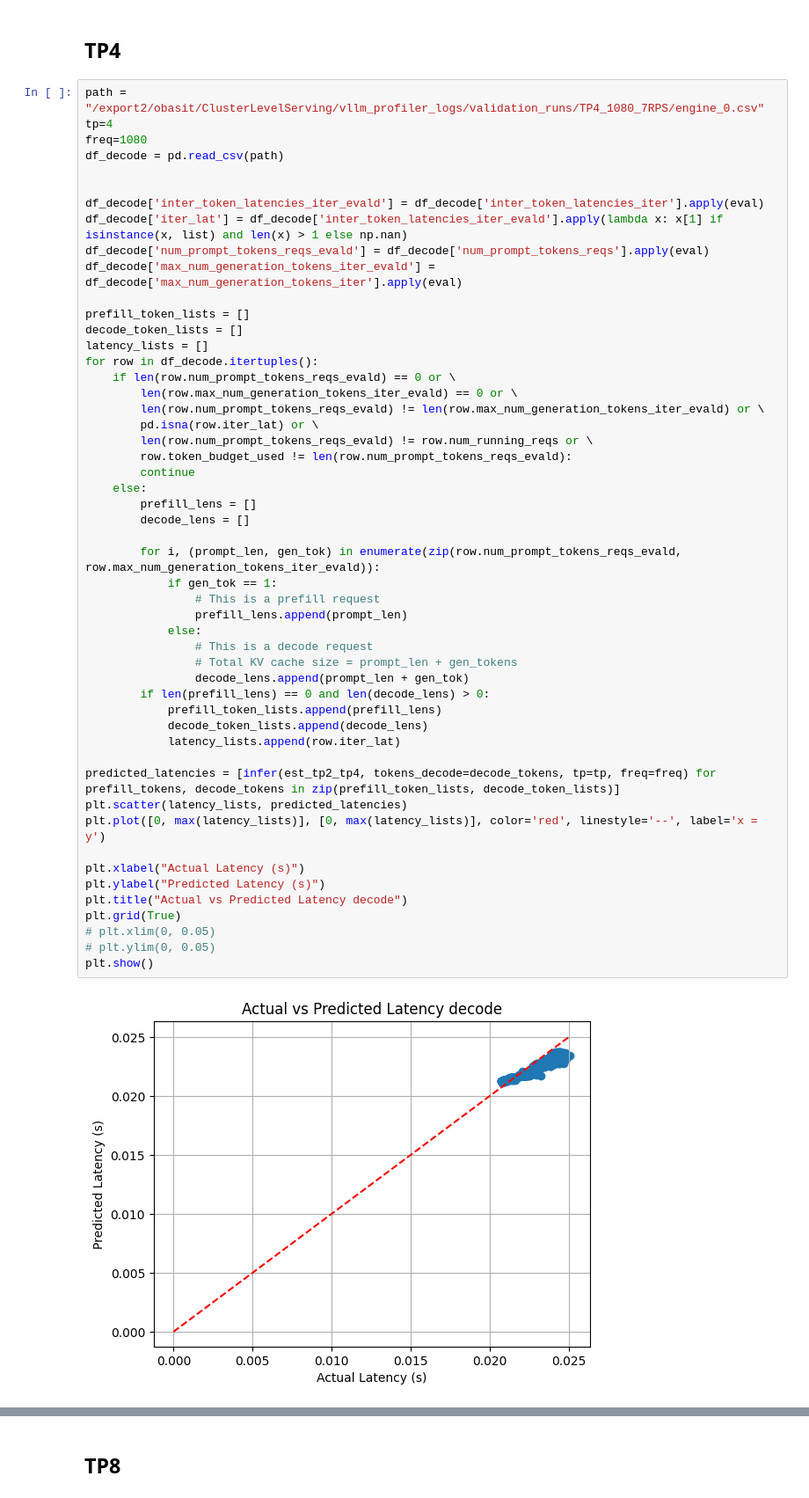
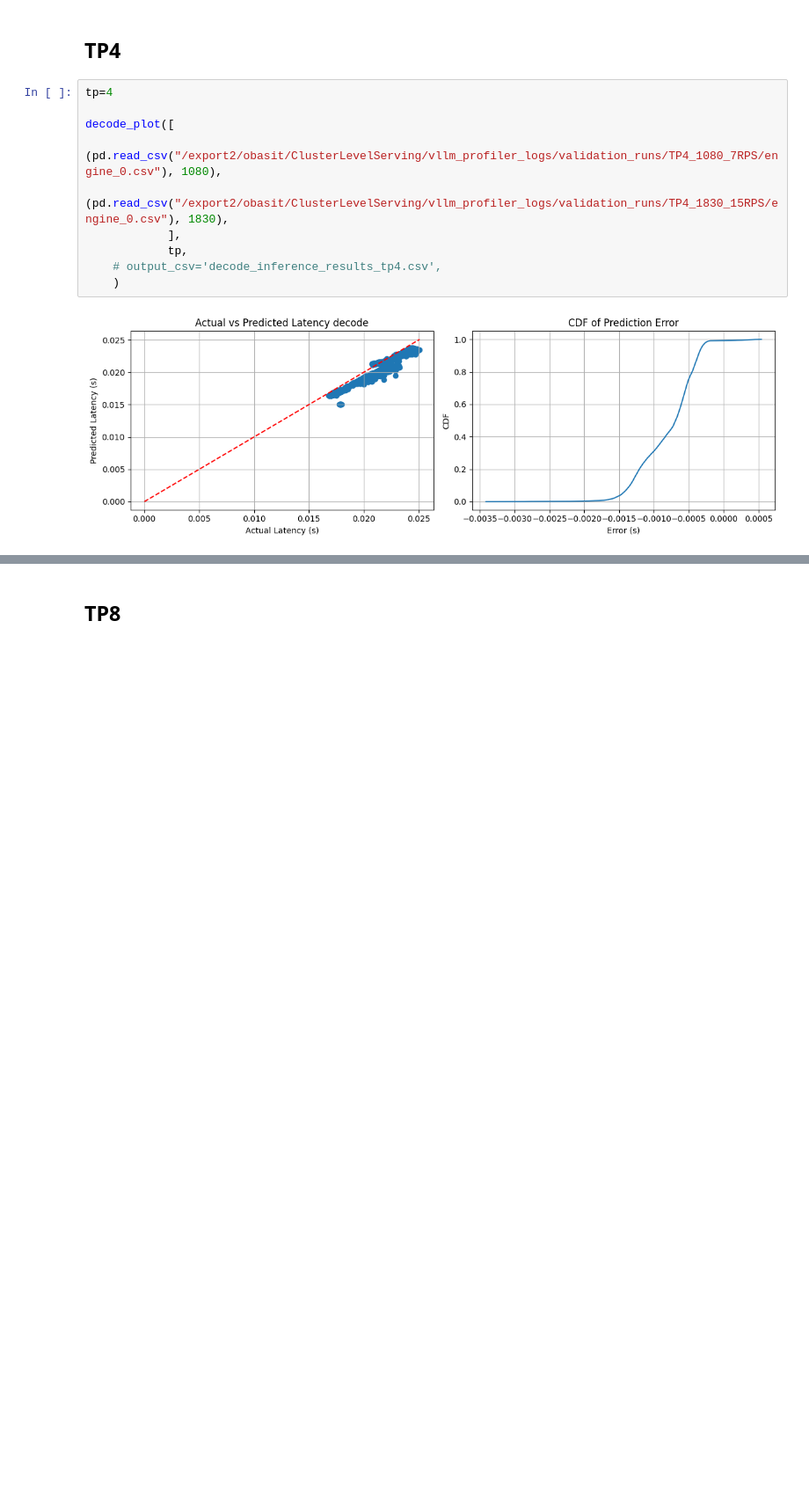
Before and after one commit to Louis-99/vllm-fork, a Jupyter notebook: additional_stuff/compare_real_v_pred_lats_mixed_lightgbm_linear.ipynb, the cells around one changed output, grey strips where cells are left out. Shown at 88% size. Drawn from its saved outputs; the diff is of its cells as text; blank space fills up the shorter version.

```diff
--- a/additional_stuff/compare_real_v_pred_lats_mixed_lightgbm_linear.ipynb
+++ b/additional_stuff/compare_real_v_pred_lats_mixed_lightgbm_linear.ipynb
@@ -311,55 +276,14 @@ plt.show()
 # %% [markdown]
 ## TP4
 # %%
-path = "/export2/obasit/ClusterLevelServing/vllm_profiler_logs/validation_runs/TP4_1080_7RPS/engine_0.csv"
 tp=4
-freq=1080
-df_decode = pd.read_csv(path)
 
-
-df_decode['inter_token_latencies_iter_evald'] = df_decode['inter_token_latencies_iter'].apply(eval)
-df_decode['iter_lat'] = df_decode['inter_token_latencies_iter_evald'].apply(lambda x: x[1] if isinstance(x, list) and len(x) > 1 else np.nan)
-df_decode['num_prompt_tokens_reqs_evald'] = df_decode['num_prompt_tokens_reqs'].apply(eval)
-df_decode['max_num_generation_tokens_iter_evald'] = df_decode['max_num_generation_tokens_iter'].apply(eval)
-
-prefill_token_lists = []
-decode_token_lists = []
-latency_lists = []
-for row in df_decode.itertuples():
-    if len(row.num_prompt_tokens_reqs_evald) == 0 or \
-        len(row.max_num_generation_tokens_iter_evald) == 0 or \
-        len(row.num_prompt_tokens_reqs_evald) != len(row.max_num_generation_tokens_iter_evald) or \
-        pd.isna(row.iter_lat) or \
-        len(row.num_prompt_tokens_reqs_evald) != row.num_running_reqs or \
-        row.token_budget_used != len(row.num_prompt_tokens_reqs_evald):
-        continue
-    else:
-        prefill_lens = []
-        decode_lens = []
-
-        for i, (prompt_len, gen_tok) in enumerate(zip(row.num_prompt_tokens_reqs_evald, row.max_num_generation_tokens_iter_evald)):
-            if gen_tok == 1:
-                # This is a prefill request
-                prefill_lens.append(prompt_len)
-            else:
-                # This is a decode request
-                # Total KV cache size = prompt_len + gen_tokens
-                decode_lens.append(prompt_len + gen_tok)
-        if len(prefill_lens) == 0 and len(decode_lens) > 0:
-            prefill_token_lists.append(prefill_lens)
-            decode_token_lists.append(decode_lens)
-            latency_lists.append(row.iter_lat)
-
-predicted_latencies = [infer(est_tp2_tp4, tokens_decode=decode_tokens, tp=tp, freq=freq) for prefill_tokens, decode_tokens in zip(prefill_token_lists, decode_token_lists)]
-plt.scatter(latency_lists, predicted_latencies)
-plt.plot([0, max(latency_lists)], [0, max(latency_lists)], color='red', linestyle='--', label='x = y')
-
-plt.xlabel("Actual Latency (s)")
-plt.ylabel("Predicted Latency (s)")
-plt.title("Actual vs Predicted Latency decode")
-plt.grid(True)
-# plt.xlim(0, 0.05)
-# plt.ylim(0, 0.05)
-plt.show()
+decode_plot([
+                (pd.read_csv("/export2/obasit/ClusterLevelServing/vllm_profiler_logs/validation_runs/TP4_1080_7RPS/engine_0.csv"), 1080),
+                (pd.read_csv("/export2/obasit/ClusterLevelServing/vllm_profiler_logs/validation_runs/TP4_1830_15RPS/engine_0.csv"), 1830),
+            ],
+            tp,
+    # output_csv='decode_inference_results_tp4.csv',
+    )
 # %% [output]
-[figure, old version]
+[figure, new version]
```
Also changed, not shown: parts of 24 cells of this notebook, 4 other files.
